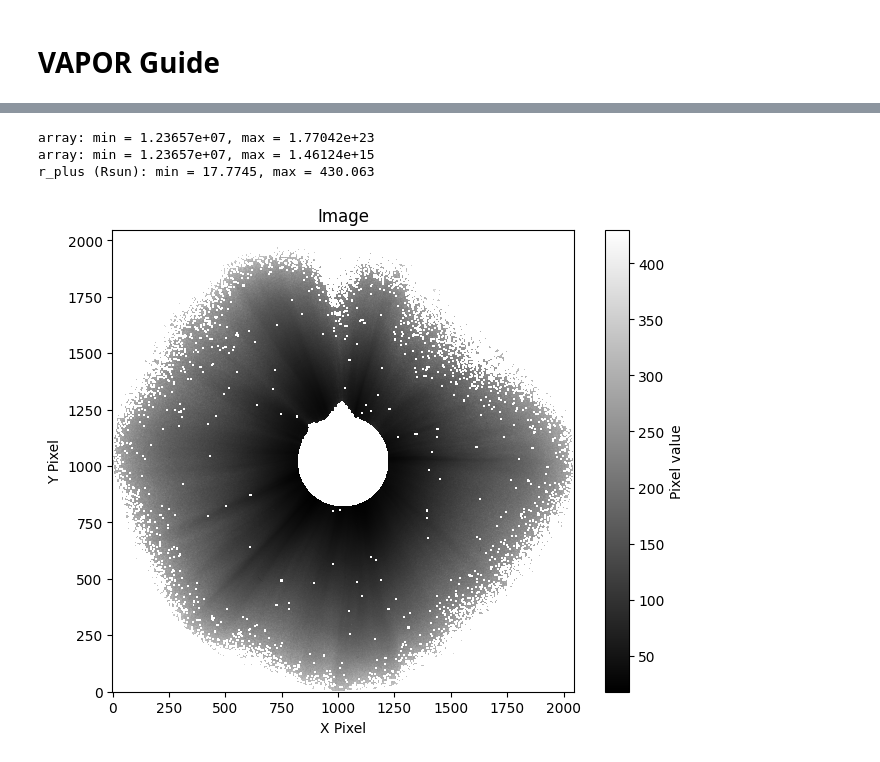
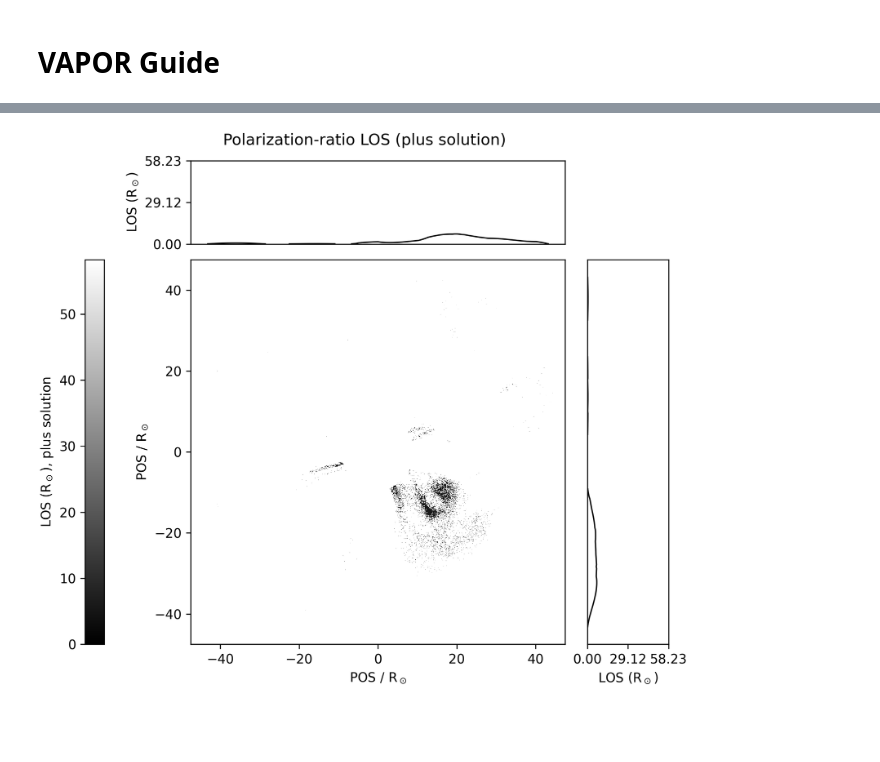
Before and after one commit to punch-mission/vapor, a Jupyter notebook: doc_01_overview.ipynb, the cells around one changed output, grey strips where cells are left out. Drawn from its saved outputs; the diff is of its cells as text; code cells hidden in the pictures; blank space fills up the shorter version.

Commit message:
"with saved notebooks"

```diff
--- a/doc_01_overview.ipynb
+++ b/doc_01_overview.ipynb
@@ -67,5 +62,7 @@ pl.show_two_fits_image(tB_FITS, pB_FITS, title1="tB Image", title2="pB Image")
 # %%
-# this can also be done in two steps
-test_data=sp.open_fits(tB_FITS)
-pl.display_img(test_data)
+# create a distance map using the above stereo data
+distance_map = sup.create_distance_map(fits_file_list)
+
+# view distance map, each pixel has its distance from the sun center this is needed to make a line of sight derivation
+con.show_1_image(distance_map,  title1="distance map")
 # %% [output]
@@ -73,2 +70,4 @@ pl.display_img(test_data)
 # %%
-tB_data, pB_data, tB_header, pB_header=sp.import_data(FITS_file_list)
+# define distance to observer, assuming L1
+dist_in_km=con.to_km(1, unit="L1")
+print("L1 = ", dist_in_km, "km" )
@@ -75,4 +76,3 @@ tB_data, pB_data, tB_header, pB_header=sp.import_data(FITS_file_list)
 # %%
-#create a distance array
-distance_map=sp.create_distance_map(FITS_file_list)
-pl.display_img(distance_map)
+# create data distance data, we will look at r_plu and r_minus in this notebook, which shows distance from the Sun to the scattering point (foreground/background).
+r_plus, r_minus, l_plus, l_minus, tau_plus, tau_minus, x_plus, x_minus = cor.radial_position_ps(tb_data, pB_data, distance_map, dist_in_km)
@@ -81,24 +79,8 @@ pl.display_img(distance_map)
 # %%
-# create distance map
-sun_obs_dist = c.au.to(u.kilometer).value      # 149597870.7 km
-r_plus, r_minus, l_plus, l_minus, tau_plus, tau_minus, x_plus, x_minus=core.radial_position_ps(tB_data, pB_data, distance_map, sun_obs_dist)
+# create a positive solution plot
+plo.create_triple_stereo_plot(tb_data, pB_data, distance_map, dist_in_km, solution = "plus")
 
-sp.print_minmax(r_plus)
-sp.print_minmax(r_minus)
-
-sun_obs_dist_km = c.au.to(u.kilometer).value
-
-r_plus_clean_km  = sp.clean_distance(r_plus,  sun_obs_dist_km, max_factor=2.0)
-r_minus_clean_km = sp.clean_distance(r_minus, sun_obs_dist_km, max_factor=2.0)
-
-r_plus_rs  = sp.to_solar_radii(r_plus_clean_km)
-r_minus_rs = sp.to_solar_radii(r_minus_clean_km)
-
-sp.print_minmax(r_plus_rs, "r_plus (Rsun)")
-
-pl.display_img(r_plus_rs)
+# display the plot
+display(Image(filename="triple_plot_plus.png"))
 # %% [output]
-array: min = 1.23657e+07, max = 1.77042e+23
-array: min = 1.23657e+07, max = 1.46124e+15
-r_plus (Rsun): min = 17.7745, max = 430.063
-[figure, old version]
+[figure, new version]
```
Also changed, not shown: parts of 10 cells of this notebook, 2 other files.
